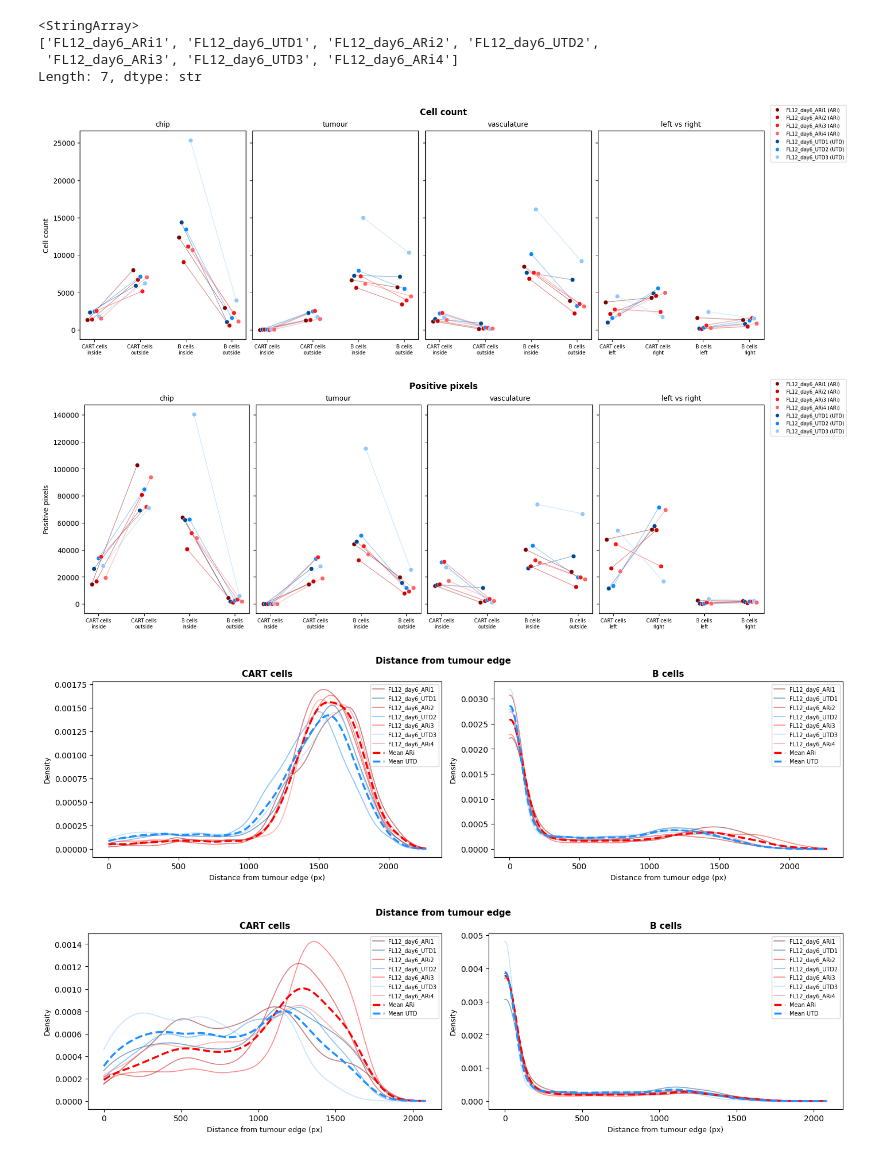
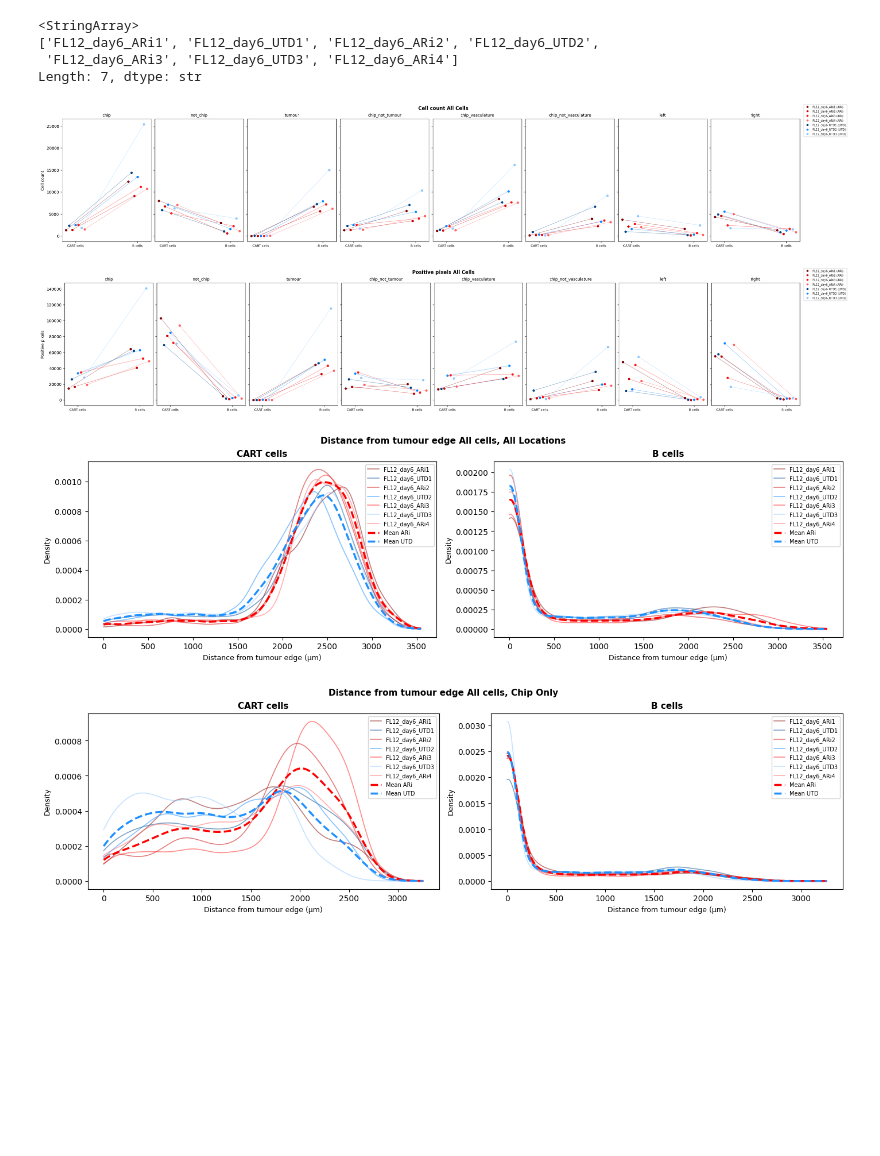
Before and after one commit to isobelth/image_quantification, a Jupyter notebook: WIP_CART_Analysis/cart_analysis.ipynb, the cells around one changed output. Saved outputs shown, nothing was run; the diff lists cells and outputs as text; code cells hidden in the pictures; blank space fills up the shorter version.

```diff
--- a/WIP_CART_Analysis/cart_analysis.ipynb
+++ b/WIP_CART_Analysis/cart_analysis.ipynb
@@ -77,7 +77,6 @@ def count_cells(region_mask, crow, ccol):
         return 0
     return int(region_mask[crow, ccol].sum())
 # %%
-
 # ── QC figure: show segmented regions overlaid on their source channel ───────
 def save_output_figure(img_name, panels, out_dir):
     """Save a 2-row QC figure.
@@ -120,6 +119,16 @@ def analyse_image(img, output_folder=None, lif_path=None):
     }
 
     max_projection = np.max(img.asarray(), axis=img.dims.index('Z'))   # shape: (C, Y, X)
+
+    # --- pixel size (µm per pixel) ---
+    try:
+        x_coords = img.coords["X"]
+        um_per_px = abs(float(x_coords[1] - x_coords[0])) * 1e6
+        if um_per_px <= 0:
+            raise ValueError
+    except Exception:
+        um_per_px = 1.0
+        warnings.warn(f"  Warning: could not read pixel size for {img.name}, using 1 µm/px")
 
     # --- cell segmentation ---
     bcells = max_projection[0]
@@ -224,25 +233,16 @@ def analyse_image(img, output_folder=None, lif_path=None):
             records.append(dict(**meta, image=img.name, cell_type=cell_name, region=region_name,
                                 cell_count=n_cells, positive_pixels=n_pixels))
 
-        # Per-cell distance from tumour edge + region membership
+        # Per-cell distance from tumour edge + region membership (in µm)
         if total_cells > 0:
-            dists = dist_from_tumour[crow, ccol]
+            dists = dist_from_tumour[crow, ccol] * um_per_px
             for r, c, d in zip(crow, ccol, dists):
-                rec = dict(**meta, image=img.name, cell_type=cell_name, distance_from_tumour=float(d))
+                rec = dict(**meta, image=img.name, cell_type=cell_name, distance_from_tumour_um=float(d))
                 for region_name, region_mask in regions.items():
                     rec[f"in_{region_name}"] = bool(region_mask[r, c])
                 dist_records.append(rec)
 
     # ── colocalisation ────────────────────────────────────────────────────────
-    try:
-        x_coords = img.coords["X"]
-        um_per_px = abs(float(x_coords[1] - x_coords[0])) * 1e6
-        if um_per_px <= 0:
-            raise ValueError
-    except Exception:
-        um_per_px = 1.0
-        warnings.warn(f"  Warning: could not read pixel size for {img.name}, using 1 µm/px")
-
     bcell_float = max_projection[0].astype(float)
     cart_float  = max_projection[-1].astype(float)
 
@@ -509,7 +506,7 @@ def plot_distance_kde(df, save_title, title_suffix="", group_col="experiment", p
     if len(cell_types) == 1:
         axes = [axes]
 
-    x_grid = np.linspace(0, df["distance_from_tumour"].max(), 500)
+    x_grid = np.linspace(0, df["distance_from_tumour_um"].max(), 500)
 
     for ax, ct in zip(axes, cell_types):
         sub_ct = df[df["cell_type"] == ct]
@@ -518,7 +515,7 @@ def plot_distance_kde(df, save_title, title_suffix="", group_col="experiment", p
         group_densities = {g: [] for g in group_base_colors}
 
         for img_name in imgs:
-            vals = sub_ct[sub_ct["image"] == img_name]["distance_from_tumour"].values
+            vals = sub_ct[sub_ct["image"] == img_name]["distance_from_tumour_um"].values
             if len(vals) < 2:
                 continue
             kde = gaussian_kde(vals)
@@ -539,7 +536,7 @@ def plot_distance_kde(df, save_title, title_suffix="", group_col="experiment", p
                         linestyle="--", label=f"Mean {grp_name}")
 
         ax.set_title(ct, fontsize=11, fontweight="bold")
-        ax.set_xlabel("Distance from tumour edge (px)", fontsize=9)
+        ax.set_xlabel("Distance from tumour edge (µm)", fontsize=9)
         ax.set_ylabel("Density", fontsize=9)
         ax.legend(fontsize=7, ncol=1)
 
@@ -628,17 +625,18 @@ Length: 7, dtype: str
 # %%
 # 2) Define a palette for each condition
 CONDITION_PALETTE = {
     "ARi_day6": "#ff0000",       # red
     "ARi_day7": "#ff8800",       # orange
     "UTD_day6": "#1e90ff",       # blue
     "UTD_day7": "#00cc88",       # teal
 }
-plot_swarmplots(all_results[(all_results["patient"]=="fl12") & (all_results["day"]=="6")], save_title="fl12_d6")
-plot_distance_kde(all_distances[(all_distances["patient"]=="fl12") & (all_distances["day"]=="6") ], save_title="fl12_d6_all_cells")
-plot_distance_kde(all_distances[(all_distances["patient"]=="fl12") & (all_distances["day"]=="6") & (all_distances["icells_in_chip"]== True)], save_title="fl12_d6_icells_in_chip")
-plot_distance_kde(all_distances[(all_distances["patient"]=="fl12") & (all_distances["day"]=="6") & (all_distances["in_vasculature"] == True) & (all_distances["icells_in_chip"]== True)], save_title="fl12_d6_icells_in_chip_AND_in_vasculature")
+plot_swarmplots(all_results[(all_results["patient"]=="fl12") & (all_results["day"]=="6") ], save_title="fl12_d6", title_suffix = " All Cells")
+
+plot_distance_kde(all_distances[(all_distances["patient"]=="fl12") & (all_distances["day"]=="6") ], save_title="fl12_d6_all_cells", title_suffix = " All cells, All Locations")
+plot_distance_kde(all_distances[(all_distances["patient"]=="fl12") & (all_distances["day"]=="6") & (all_distances["in_chip"]== True) ], save_title="fl12_d6_cells_in_chip", title_suffix = " All cells, Chip Only")
+plot_distance_kde(all_distances[(all_distances["patient"]=="fl12") & (all_distances["day"]=="6") & (all_distances["in_chip_vasculature"] == True) & (all_distances["in_chip"]== True) ], save_title="fl12_d6_cells_in_chip_AND_in_vasculature", title_suffix = " All cells, In Vasculature On Chip Only")
 # %% [output]
-[figure, old version]
+[figure, new version]
-[figure, old version]
+[figure, new version]
-[figure, old version]
+[figure, new version]
-[figure, old version]
+[figure, new version]
```
Also changed, not shown: parts of 4 cells of this notebook, 1 other file.
